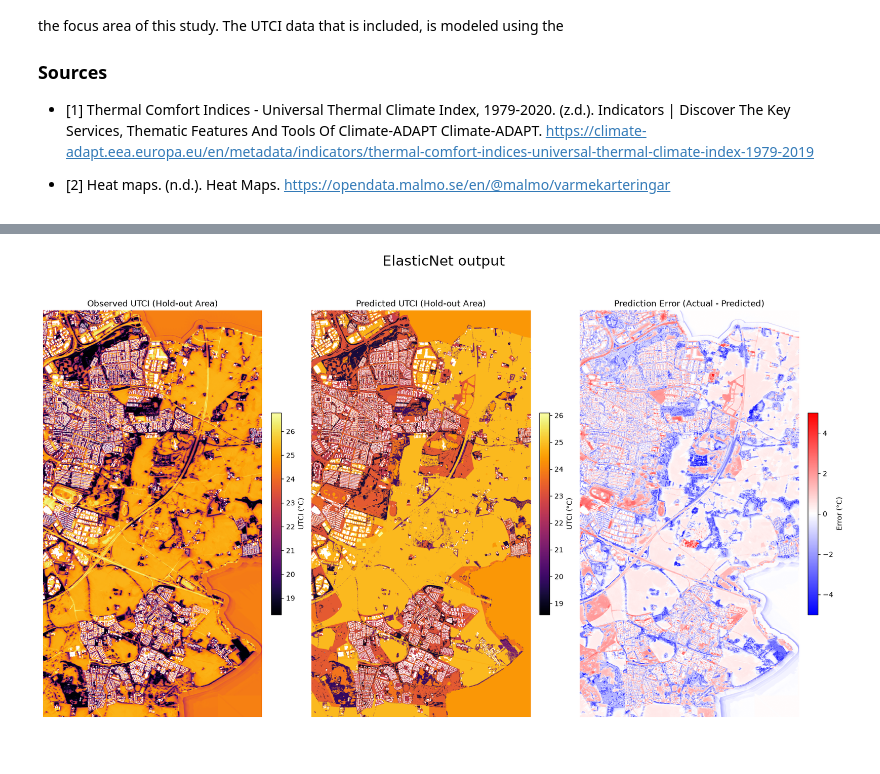
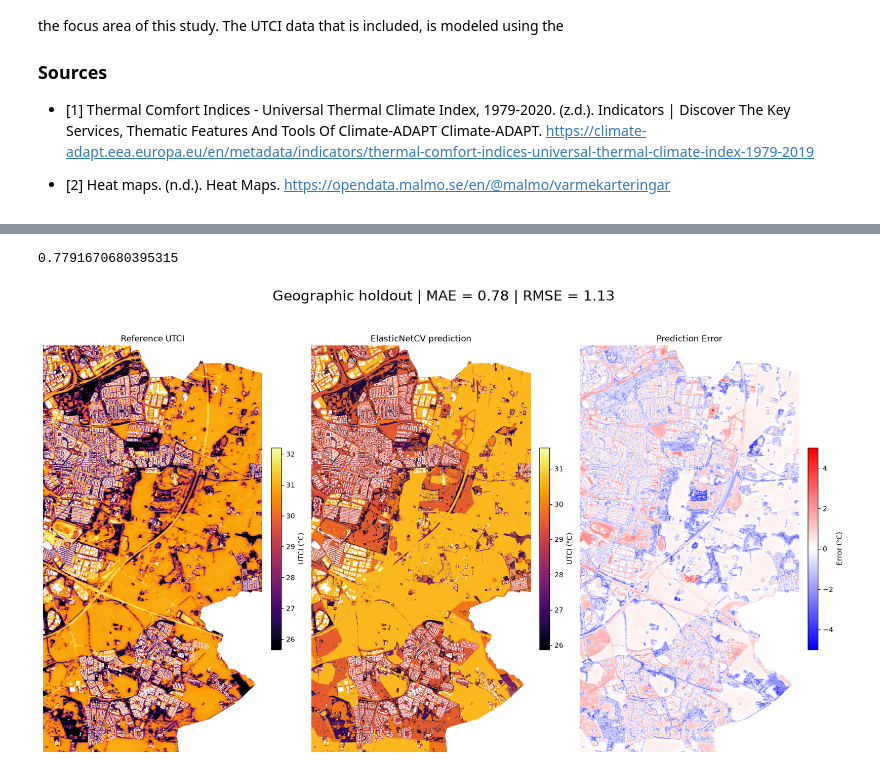
Before and after one commit to Chardes01/BERN02, a Jupyter notebook: final_project/ElasticNet.ipynb, the cells around one changed output, grey strips where cells are left out. Cells and saved outputs as stored; diff of their text form; code cells hidden in the pictures.

Commit message:
ElasticNet results added for Climate Scenario

```diff
--- a/final_project/ElasticNet.ipynb
+++ b/final_project/ElasticNet.ipynb
@@ -144,13 +167,12 @@ Test samples (Hold-out): 1713870
 # %%
-# 6. Scale, Fit, and Evaluate
-scaler = StandardScaler()
-X_train_scaled = scaler.fit_transform(X_train)
-X_test_scaled = scaler.transform(X_test)
-
+# 7. Train and fit the model
 model = ElasticNetCV(
     l1_ratio=[0.1, 0.5, 0.7, 0.9, 1.0],
     cv=5,
     random_state=42,
-    n_jobs=2
+    n_jobs=3
 )
 model.fit(X_train_scaled, y_train)
+
+with open(r"outputs\spatial_left_out\checkpoints\ElasticNetCV_spatial.pkl", "wb") as f:
+    pickle.dump(model, f)
@@ -162,3 +182,6 @@ EOFError: Ran out of input
+# %%
+with open(r"outputs\spatial_left_out\checkpoints\ElasticNetCV_spatial.pkl", 'rb') as f:
+    model = pickle.load(f)
 # %%
 # Evaluate on the unseen spatial hold-out area
 y_pred = model.predict(X_test_scaled)
@@ -170,3 +193,9 @@ Test RMSE: 1.401
+# %%
+mae = mean_absolute_error(y_test, y_pred)
+rmse = np.sqrt(mean_squared_error(y_test, y_pred))
+print(mae)
+# %% [output]
+0.7791670680395315
 # %%
 # 1. Initialize full 2D grids filled with NaNs for the whole raster area
 obs_grid = np.full((height, width), np.nan)
@@ -186,35 +215,35 @@ error_grid[test_indices_2d] = y_errors
 
 # 4. Crop to the hold-out region so the plotted data fills the figure
 rows, cols = test_indices_2d
 row_min, row_max = rows.min(), rows.max() + 1
 col_min, col_max = cols.min(), cols.max() + 1
 obs_crop = obs_grid[row_min:row_max, col_min:col_max]
 pred_crop = pred_grid[row_min:row_max, col_min:col_max]
 error_crop = error_grid[row_min:row_max, col_min:col_max]
 
 fig, axes = plt.subplots(1, 3, figsize=(16, 10), constrained_layout=True)
 
 # Plot Observed UTCI on the hold-out area
 im1 = axes[0].imshow(obs_crop, cmap='inferno')
-axes[0].set_title("Observed UTCI (Hold-out Area)")
+axes[0].set_title("Reference UTCI")
 fig.colorbar(im1, ax=axes[0], label="UTCI (°C)", fraction=0.046, pad=0.04)
 
 # Plot Predicted UTCI on the hold-out area
 im2 = axes[1].imshow(pred_crop, cmap='inferno')
-axes[1].set_title("Predicted UTCI (Hold-out Area)")
+axes[1].set_title("ElasticNetCV prediction")
 fig.colorbar(im2, ax=axes[1], label="UTCI (°C)", fraction=0.046, pad=0.04)
 
 # Plot Error (Residuals)
 # Diverging colormap ('coolwarm') is great for errors:
 # Red = Overpredicted, Blue = Underpredicted, White = Perfect
 im3 = axes[2].imshow(error_crop, cmap='bwr', vmin=-5, vmax=5)
-axes[2].set_title("Prediction Error (Actual - Predicted)")
+axes[2].set_title("Prediction Error")
 fig.colorbar(im3, ax=axes[2], label="Error (°C)", fraction=0.046, pad=0.04)
 
 
 for ax in axes:
     ax.axis('off')
-plt.suptitle('ElasticNet output', fontsize=20)
+plt.suptitle(f'Geographic holdout | MAE = {mae:.2f} | RMSE = {rmse:.2f}', fontsize=20)
 plt.show()
 # %% [output]
-[figure, old version]
+[figure, new version]
```
Also changed, not shown: parts of 16 cells of this notebook, 44 other files.
